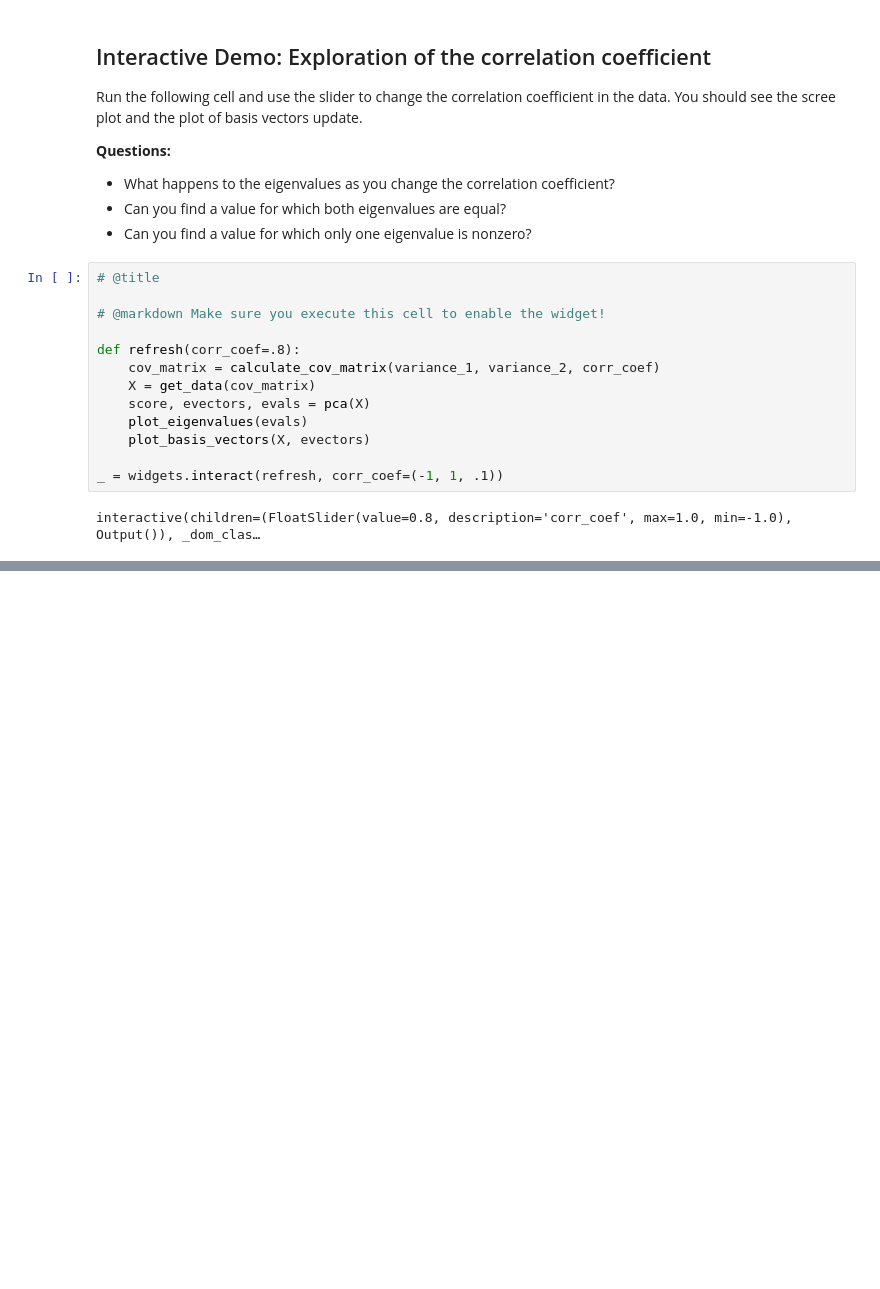
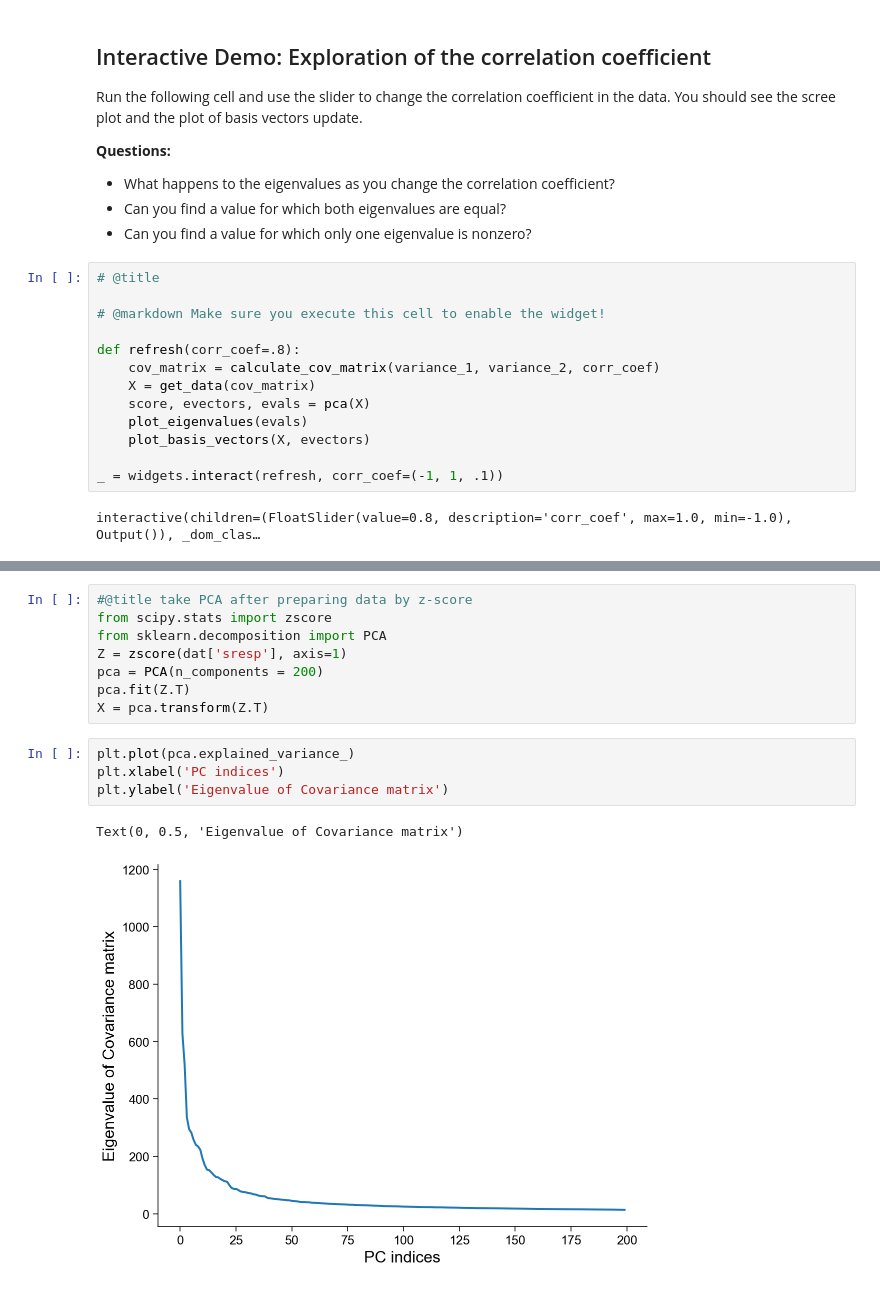
Before and after one commit to NeoNeuron/SJTU-11th-CNS-Winter-School, a Jupyter notebook: tutorial1/Tutorial1_Dimension_Reduction_Part1.ipynb, the cells around one changed output, grey strips where cells are left out. Drawn from its saved outputs; the diff is of its cells as text; blank space fills up the shorter version.

```diff
--- a/tutorial1/Tutorial1_Dimension_Reduction_Part1.ipynb
+++ b/tutorial1/Tutorial1_Dimension_Reduction_Part1.ipynb
@@ -481,0 +596,15 @@ interactive(children=(FloatSlider(value=0.8, description='corr_coef', max=1.0, m
+# %%
+#@title take PCA after preparing data by z-score
+from scipy.stats import zscore
+from sklearn.decomposition import PCA
+Z = zscore(dat['sresp'], axis=1)
+pca = PCA(n_components = 200)
+pca.fit(Z.T)
+X = pca.transform(Z.T)
+# %%
+plt.plot(pca.explained_variance_)
+plt.xlabel('PC indices')
+plt.ylabel('Eigenvalue of Covariance matrix')
+# %% [output]
+Text(0, 0.5, 'Eigenvalue of Covariance matrix')
+[figure, added]
```
Also changed, not shown: parts of 38 cells of this notebook, 5 other files.
